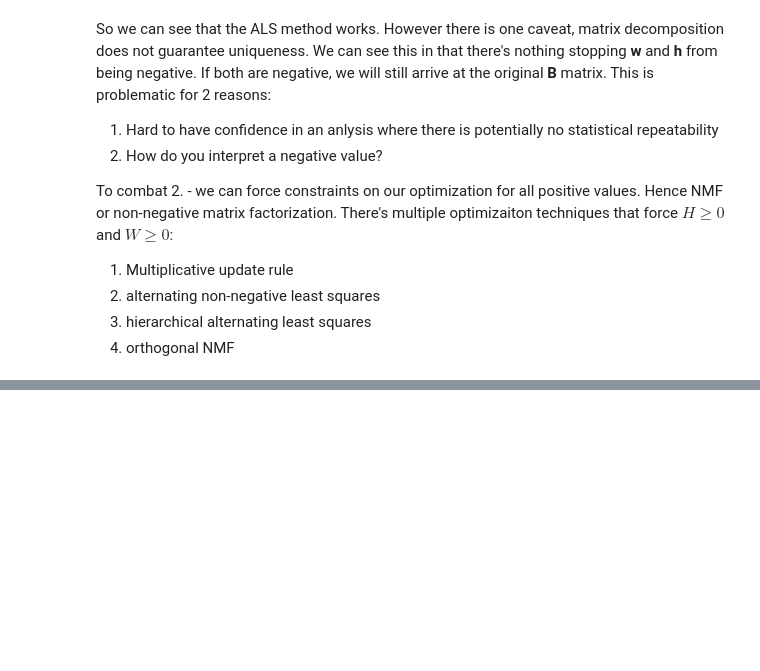
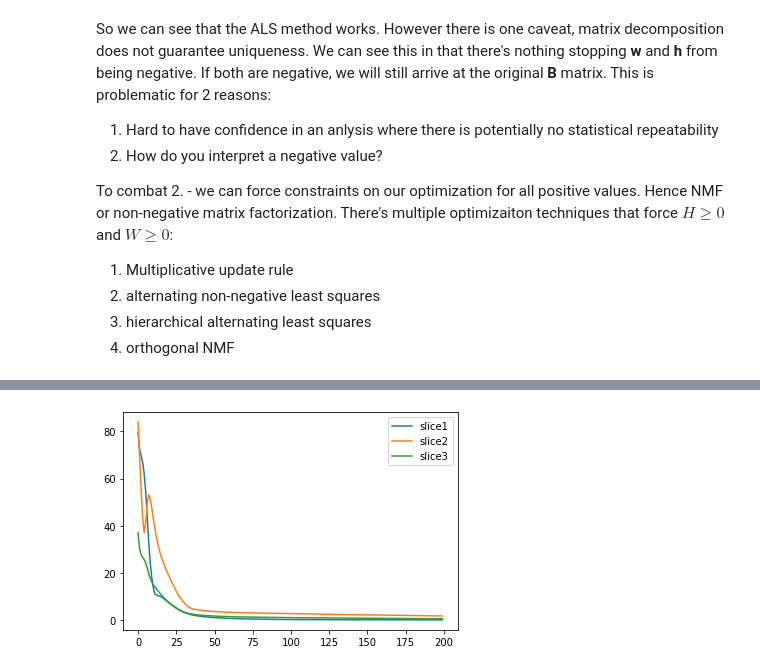
Before and after one commit to Mooseburger1/scratch_papers, a Jupyter notebook: Topic_Analysis/scratch_work/scratch.ipynb, the cells around one changed output, grey strips where cells are left out. Saved outputs shown, nothing was run; the diff lists cells and outputs as text; code cells hidden in the pictures; blank space fills up the shorter version.

```diff
--- a/Topic_Analysis/scratch_work/scratch.ipynb
+++ b/Topic_Analysis/scratch_work/scratch.ipynb
@@ -389,6 +391,13 @@ To combat 2. - we can force constraints on our optimization for all positive val
 3. hierarchical alternating least squares
 4. orthogonal NMF
 # %%
+def _initialize(m,n,rank):
+
+    H = np.random.random((m,rank))
+    W = np.random.random((n,rank))
+
+    return H,W
+
 def MUR(M, d, iters, tol=1e-3):
     '''
     Based off of Lee and Seung's
@@ -398,10 +407,9 @@ def MUR(M, d, iters, tol=1e-3):
     https://papers.nips.cc/paper/2000/file/f9d1152547c0bde01830b7e8bd60024c-Paper.pdf
     '''
 
-    #Should be rows x rank
-    H = np.random.random((M.shape[0], d))
-    #Should be cols x rank
-    W = np.random.random((M.shape[1], d))
+    m,n=M.shape
+
+    H,W = _initialize(m,n,d)
 
     H_old = H.copy()
     W_old = W.copy()
@@ -415,16 +423,20 @@ def MUR(M, d, iters, tol=1e-3):
         H_tol = np.linalg.norm(H - H_old)
         W_tol = np.linalg.norm(W - W_old)
 
+        err = reconstruction_error(M, H, W)
+        errors.append(err)
+
+        if  err <= tol:
+            return H,W, errors
+
         if H_tol <= tol and W_tol <= tol:
             return H,W, errors
 
-        err = reconstruction_error(M, H, W)
-        if  err <= tol:
-            return H,W, errors
+
 
         H_old = H.copy()
         W_old = W.copy()
-        errors.append(err)
+
 
     return H,W, errors
 
@@ -497,0 +588,4 @@ plt.show()
+# %%
+tensor_test = np.random.randint(0,100,size=(5,3,3))
+# %%
+h,ws,e = fixed_NMF(T=tensor_test, rank=5, iters=200)
@@ -497,0 +638,9 @@ plt.show()
+# %%
+plt.figure()
+for k in e:
+    d = e[k]
+    plt.plot(range(len(d)), d, label=k)
+plt.legend()
+plt.show()
+# %% [output]
+[figure, added]
```
Also changed, not shown: parts of 11 cells of this notebook.
